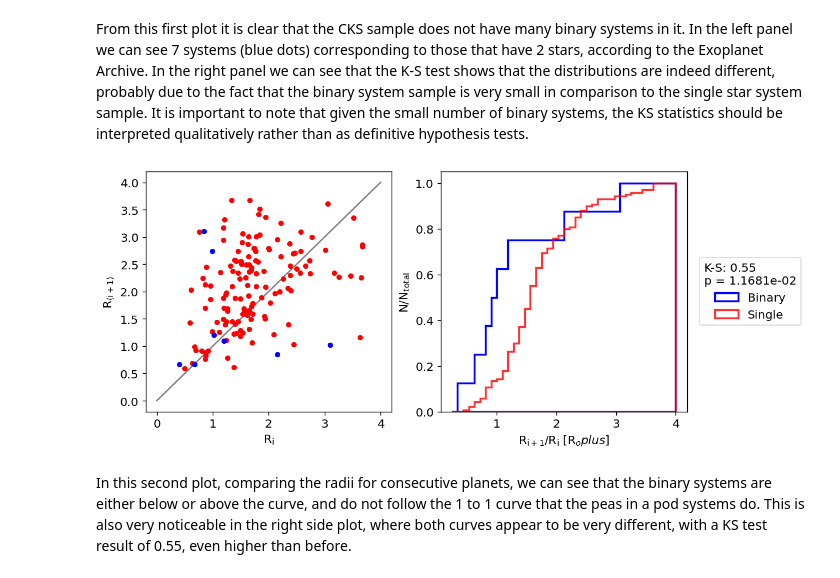
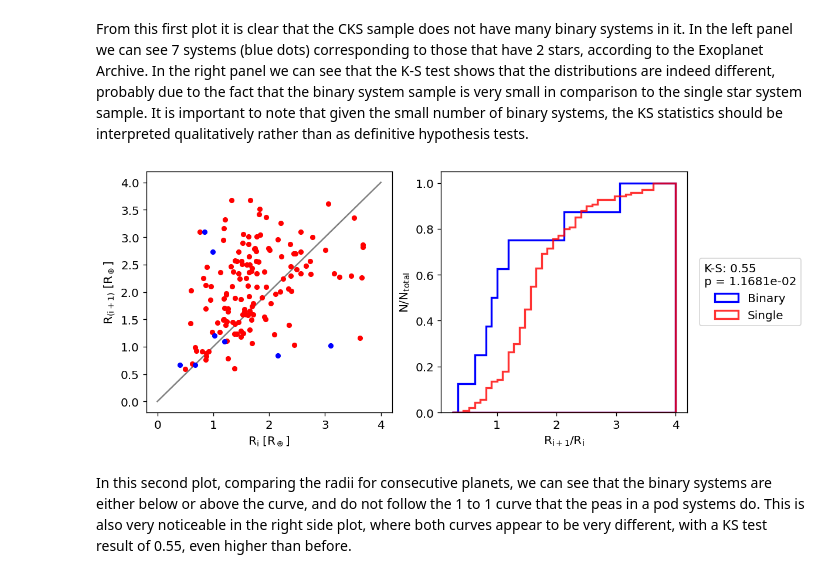
Before and after one commit to vale-og/binary_peas, a Jupyter notebook: PIAP_planets_in_binaries.ipynb, the cells around one changed output. Cells and saved outputs as stored; diff of their text form; code cells hidden in the pictures.

```diff
--- a/PIAP_planets_in_binaries.ipynb
+++ b/PIAP_planets_in_binaries.ipynb
@@ -407,37 +407,37 @@ for star, system in binaries.groupby('KOI-S'):
 
 axs[0].plot([0, 4], [0, 4], color = 'gray', zorder = -10)
 
-axs[0].set_xlabel('R$_\\mathrm{i}$')
+axs[0].set_xlabel('R$_\\mathrm{i}$ [R$_\\oplus$]')
 
-axs[0].set_ylabel('R$_\\mathrm{(i + 1)}$')
+axs[0].set_ylabel('R$_\\mathrm{(i + 1)}$ [R$_\\oplus$]' )
 
 
 
 axs[1].hist(binary_rads, edgecolor = 'blue', histtype = 'stepfilled', bins = 40,
             range = (0.25,4), weights = 1/(np.ones(len(binary_rads))*len(binary_rads)), label = 'Binary',
             cumulative = True, fill = False, linewidth = 2)
 
 
 axs[1].hist(single_rads, edgecolor = 'red', histtype = 'stepfilled', bins = 40,
             range = (0.25,4), weights = 1/(np.ones(len(single_rads))*len(single_rads)), alpha = 0.8, label = 'Single',
             cumulative = True, fill = False, linewidth = 2)
 
 
 
-axs[1].set_xlabel('R$_\\mathrm{i+1}$/R$_\\mathrm{i}$ [R$_oplus$]')
+axs[1].set_xlabel('R$_\\mathrm{i+1}$/R$_\\mathrm{i}$')
 axs[1].set_ylabel('N/N$_\\mathrm{total}$')
 
 
 statistic, pvalue = ks_2samp(binary_rads, single_rads)
 
 axs[1].legend(title = f'K-S: {round(statistic,4)}\np = ' + '{:.4e}'.format(pvalue),
               bbox_to_anchor=(1.05, 0.5),
                          loc='center left', borderaxespad=0.)
 
 
 plt.show()
 # %% [output]
-[figure, old version]
+[figure, new version]
 # %% [markdown]
 In this second plot, comparing the radii for consecutive planets, we can see that the binary systems are either below or above the curve, and do not follow the 1 to 1 curve that the peas in a pod systems do. This is also very noticeable in the right side plot, where both curves appear to be very different, with a KS test result of 0.55, even higher than before.
 # %% [markdown]
```
Also changed, not shown: parts of 1 cell of this notebook, 1 other file.
